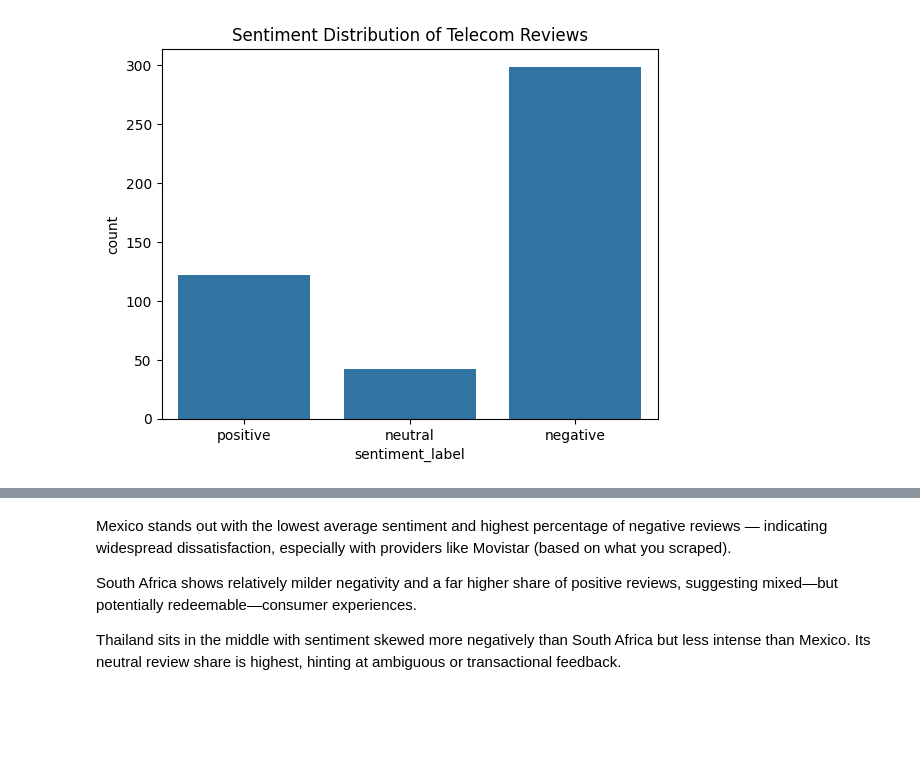
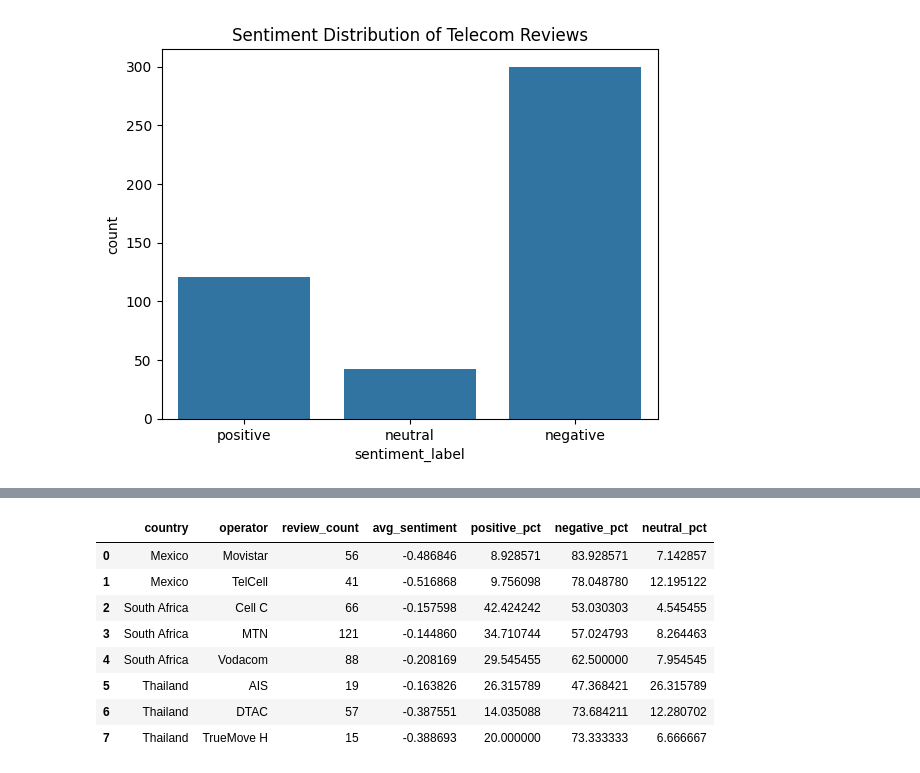
Before and after one commit to deynabaevax/telecom-market, a Jupyter notebook: sentiment_analysis_all.ipynb, the cells around one changed output, grey strips where cells are left out. Saved outputs shown, nothing was run; the diff lists cells and outputs as text; code cells hidden in the pictures; blank space fills up the shorter version.

Commit message:
add the analysis on all the reviews

```diff
--- a/sentiment_analysis_all.ipynb
+++ b/sentiment_analysis_all.ipynb
@@ -163,8 +163,2 @@ country_summary
 | 1 | South Africa | 275 | -0.168176 | 34.909091 | 57.818182 | 7.272727 |
 | 2 | Thailand | 91 | -0.341027 | 17.582418 | 68.131868 | 14.285714 |
-# %% [markdown]
-Mexico stands out with the lowest average sentiment and highest percentage of negative reviews — indicating widespread dissatisfaction, especially with providers like Movistar (based on what you scraped).
-
-South Africa shows relatively milder negativity and a far higher share of positive reviews, suggesting mixed—but potentially redeemable—consumer experiences.
-
-Thailand sits in the middle with sentiment skewed more negatively than South Africa but less intense than Mexico. Its neutral review share is highest, hinting at ambiguous or transactional feedback.
@@ -170,0 +167,21 @@ Thailand sits in the middle with sentiment skewed more negatively than South Afr
+# %%
+# Grouped sentiment summary by operator (across countries)
+operator_summary = df.groupby(["country", "operator"]).agg(
+    review_count=("review", "count"),
+    avg_sentiment=("sentiment", "mean"),
+    positive_pct=("sentiment_label", lambda x: (x == "positive").mean() * 100),
+    negative_pct=("sentiment_label", lambda x: (x == "negative").mean() * 100),
+    neutral_pct=("sentiment_label", lambda x: (x == "neutral").mean() * 100)
+).reset_index()
+# %%
+operator_summary
+# %% [output]
+|  | country | operator | review_count | avg_sentiment | positive_pct | negative_pct | neutral_pct |
+| 0 | Mexico | Movistar | 56 | -0.486846 | 8.928571 | 83.928571 | 7.142857 |
+| 1 | Mexico | TelCell | 41 | -0.516868 | 9.756098 | 78.048780 | 12.195122 |
+| 2 | South Africa | Cell C | 66 | -0.157598 | 42.424242 | 53.030303 | 4.545455 |
+| 3 | South Africa | MTN | 121 | -0.144860 | 34.710744 | 57.024793 | 8.264463 |
+| 4 | South Africa | Vodacom | 88 | -0.208169 | 29.545455 | 62.500000 | 7.954545 |
+| 5 | Thailand | AIS | 19 | -0.163826 | 26.315789 | 47.368421 | 26.315789 |
+| 6 | Thailand | DTAC | 57 | -0.387551 | 14.035088 | 73.684211 | 12.280702 |
+| 7 | Thailand | TrueMove H | 15 | -0.388693 | 20.000000 | 73.333333 | 6.666667 |
```
Also changed, not shown: parts of 4 cells of this notebook.
